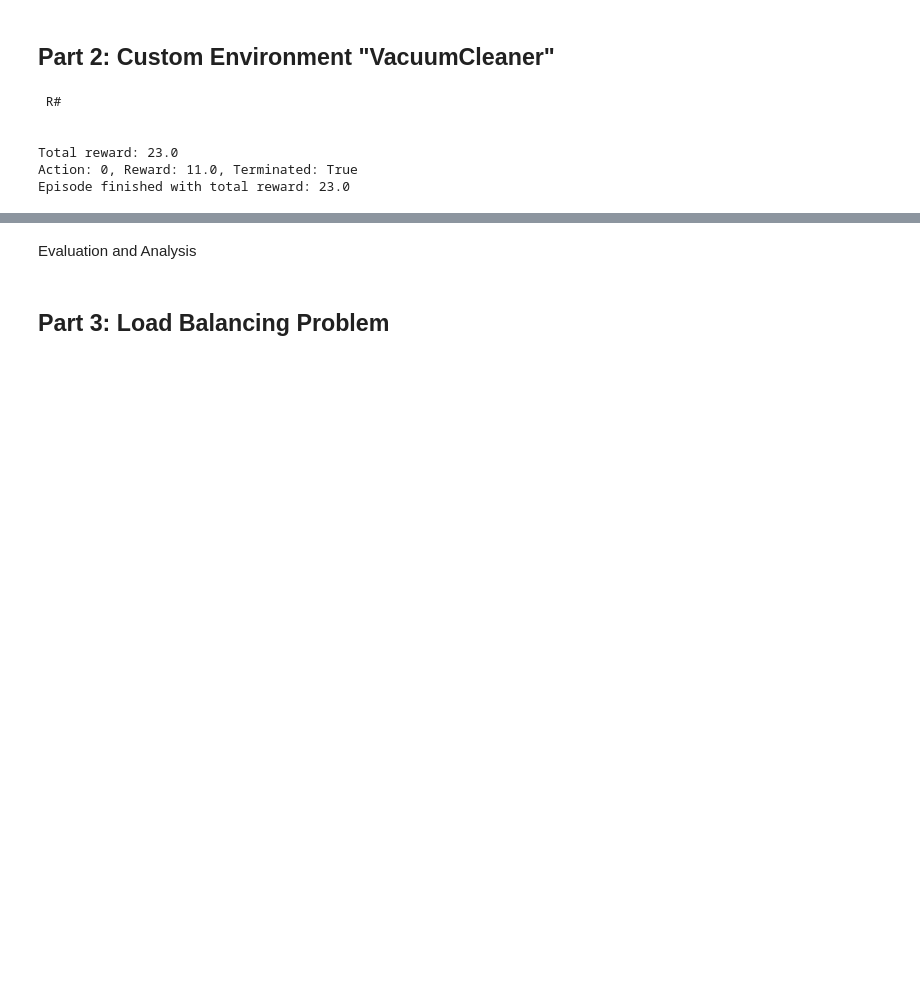
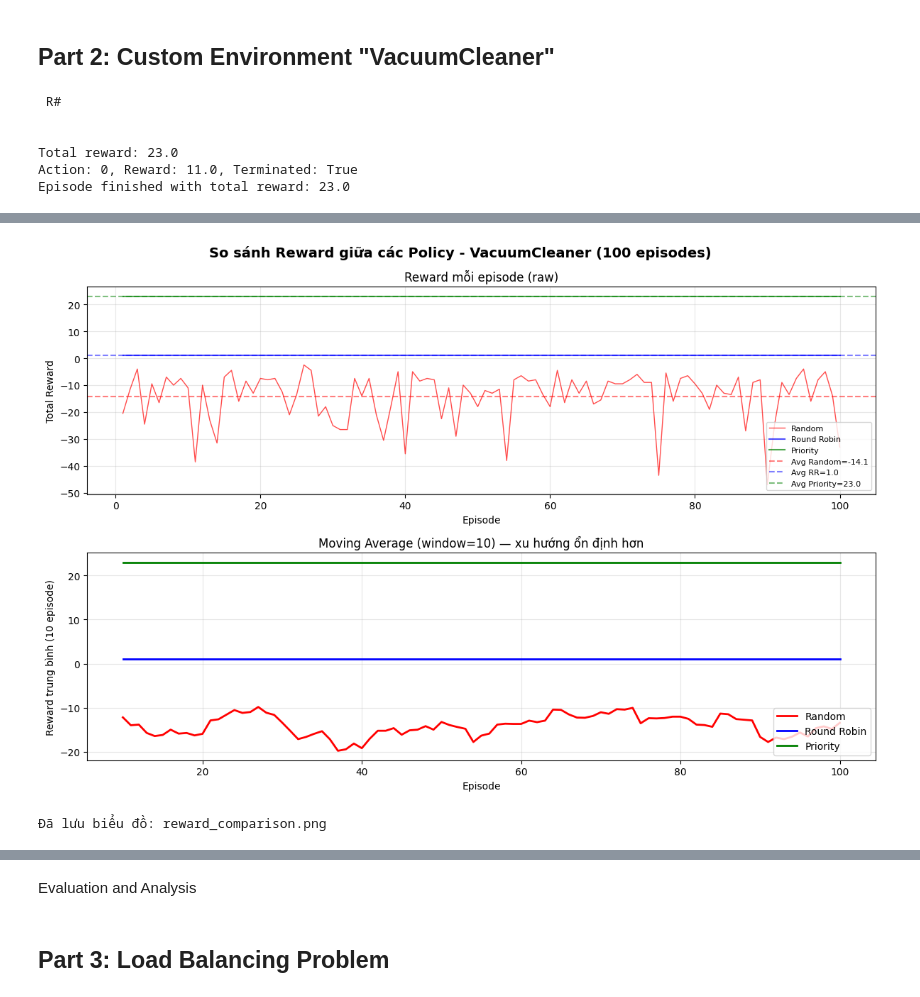
Before and after one commit to vantai13/Reinforcement-Learning, a Jupyter notebook: vantai/LAB1/Ex2.ipynb, the cells around one changed output, grey strips where cells are left out. Saved outputs shown, nothing was run; the diff lists cells and outputs as text; code cells hidden in the pictures; blank space fills up the shorter version.

```diff
--- a/vantai/LAB1/Ex2.ipynb
+++ b/vantai/LAB1/Ex2.ipynb
@@ -419,3 +419,15 @@ def run_episodes(policy_option, n_episodes=100, m=5, n=5, obstacle=(2,2)):
 
     env.close()
     return rewards_per_episode
+# %%
+print("Đang chạy 100 episode cho từng policy...")
+
+# Chạy 3 policy
+rewards_random     = run_episodes("random",     n_episodes=100)
+rewards_roundrobin = run_episodes("round_robin", n_episodes=100)
+rewards_priority   = run_episodes("priority",    n_episodes=100)
+
+# Kiểm tra nhanh để chắc chắn dữ liệu đúng
+print(f"Random      | Mean: {np.mean(rewards_random):.2f}  | Min: {min(rewards_random):.1f}  | Max: {max(rewards_random):.1f}")
+print(f"Round Robin | Mean: {np.mean(rewards_roundrobin):.2f} | Min: {min(rewards_roundrobin):.1f} | Max: {max(rewards_roundrobin):.1f}")
+print(f"Priority    | Mean: {np.mean(rewards_priority):.2f}  | Min: {min(rewards_priority):.1f}  | Max: {max(rewards_priority):.1f}")
@@ -421,0 +439,65 @@ def run_episodes(policy_option, n_episodes=100, m=5, n=5, obstacle=(2,2)):
+# %%
+def plot_rewards(rewards_random, rewards_roundrobin, rewards_priority):
+    """
+    Vẽ biểu đồ so sánh reward của 3 policy qua 100 episode.
+    """
+    episodes = list(range(1, 101))  # [1, 2, 3, ..., 100]
+
+    # --- Tạo figure với 2 subplot ---
+    # Subplot 1: Reward từng episode (raw)
+    # Subplot 2: Reward trung bình tích lũy (moving average) — dễ thấy xu hướng hơn
+    fig, (ax1, ax2) = plt.subplots(2, 1, figsize=(12, 8))
+    fig.suptitle("So sánh Reward giữa các Policy - VacuumCleaner (100 episodes)",
+                 fontsize=14, fontweight='bold')
+
+    # ===== SUBPLOT 1: Reward thô từng episode =====
+    ax1.plot(episodes, rewards_random,     label="Random",      color="red",   alpha=0.7, linewidth=1)
+    ax1.plot(episodes, rewards_roundrobin, label="Round Robin", color="blue",  alpha=0.7, linewidth=1.5)
+    ax1.plot(episodes, rewards_priority,   label="Priority",    color="green", alpha=0.7, linewidth=1.5)
+
+    # Thêm đường trung bình (dashed) để dễ đọc hơn
+    ax1.axhline(y=np.mean(rewards_random),     color="red",   linestyle="--", alpha=0.5, label=f"Avg Random={np.mean(rewards_random):.1f}")
+    ax1.axhline(y=np.mean(rewards_roundrobin), color="blue",  linestyle="--", alpha=0.5, label=f"Avg RR={np.mean(rewards_roundrobin):.1f}")
+    ax1.axhline(y=np.mean(rewards_priority),   color="green", linestyle="--", alpha=0.5, label=f"Avg Priority={np.mean(rewards_priority):.1f}")
+
+    ax1.set_xlabel("Episode")
+    ax1.set_ylabel("Total Reward")
+    ax1.set_title("Reward mỗi episode (raw)")
+    ax1.legend(loc="lower right", fontsize=8)
+    ax1.grid(True, alpha=0.3)  # Lưới mờ để dễ đọc
+
+    # ===== SUBPLOT 2: Moving average (trung bình trượt) =====
+    # Tại sao dùng moving average?
+    # Raw reward có thể dao động nhiều — moving average làm mịn đường để
+    # thấy rõ xu hướng học hỏi/ổn định của mỗi policy
+    window = 10  # Lấy trung bình 10 episode liên tiếp
+
+    def moving_avg(data, w):
+        # np.convolve: tính tổng trượt, 'valid' bỏ phần biên không đủ w điểm
+        return np.convolve(data, np.ones(w)/w, mode='valid')
+
+    ma_episodes = list(range(window, 101))  # Episode bắt đầu từ window
+
+    ax2.plot(ma_episodes, moving_avg(rewards_random, window),
+             label="Random", color="red", linewidth=2)
+    ax2.plot(ma_episodes, moving_avg(rewards_roundrobin, window),
+             label="Round Robin", color="blue", linewidth=2)
+    ax2.plot(ma_episodes, moving_avg(rewards_priority, window),
+             label="Priority", color="green", linewidth=2)
+
+    ax2.set_xlabel("Episode")
+    ax2.set_ylabel("Reward trung bình (10 episode)")
+    ax2.set_title(f"Moving Average (window={window}) — xu hướng ổn định hơn")
+    ax2.legend(loc="lower right")
+    ax2.grid(True, alpha=0.3)
+
+    plt.tight_layout()  # Tự điều chỉnh khoảng cách giữa các subplot
+    plt.savefig("reward_comparison.png", dpi=150, bbox_inches='tight')  # Lưu file
+    plt.show()
+    print("Đã lưu biểu đồ: reward_comparison.png")
+
+# Gọi hàm vẽ
+plot_rewards(rewards_random, rewards_roundrobin, rewards_priority)
+# %% [output]
+[figure, added]
+Đã lưu biểu đồ: reward_comparison.png
```
Also changed, not shown: parts of 9 cells of this notebook, 7 other files.
